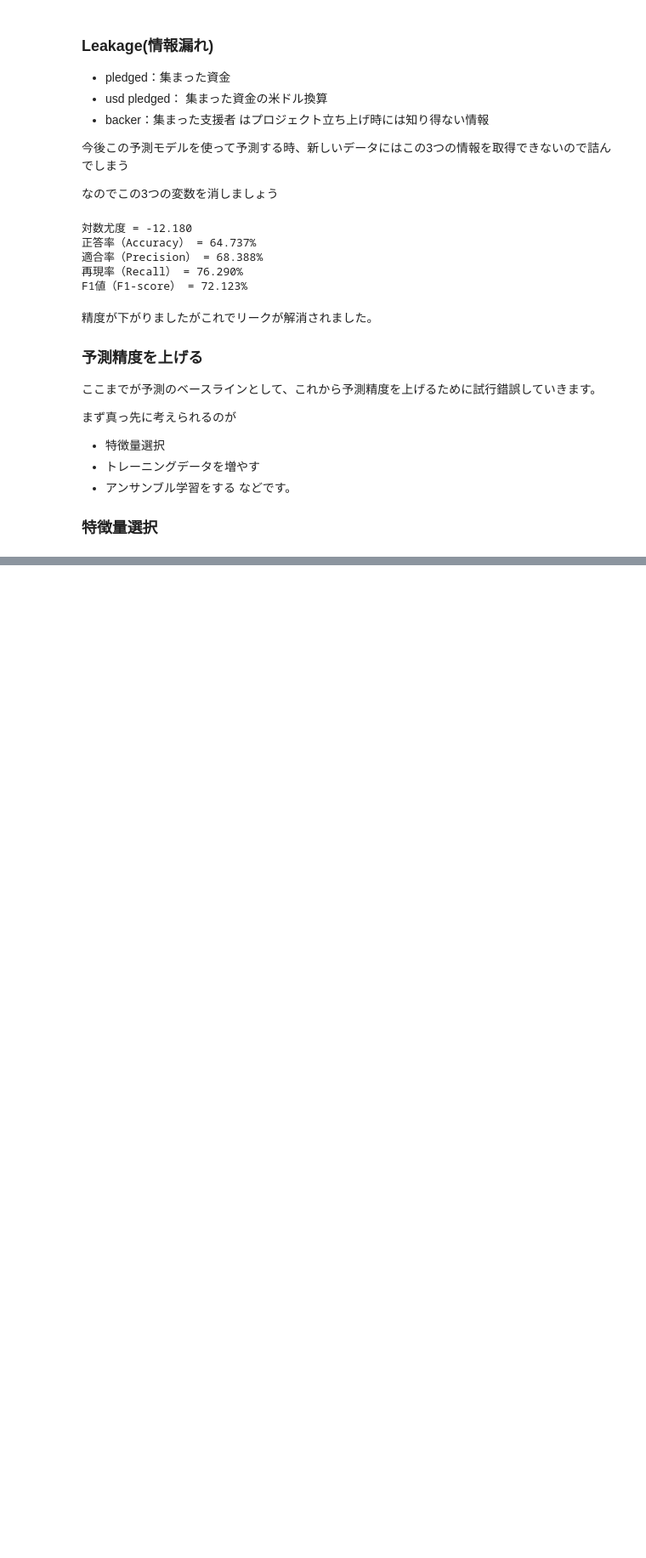
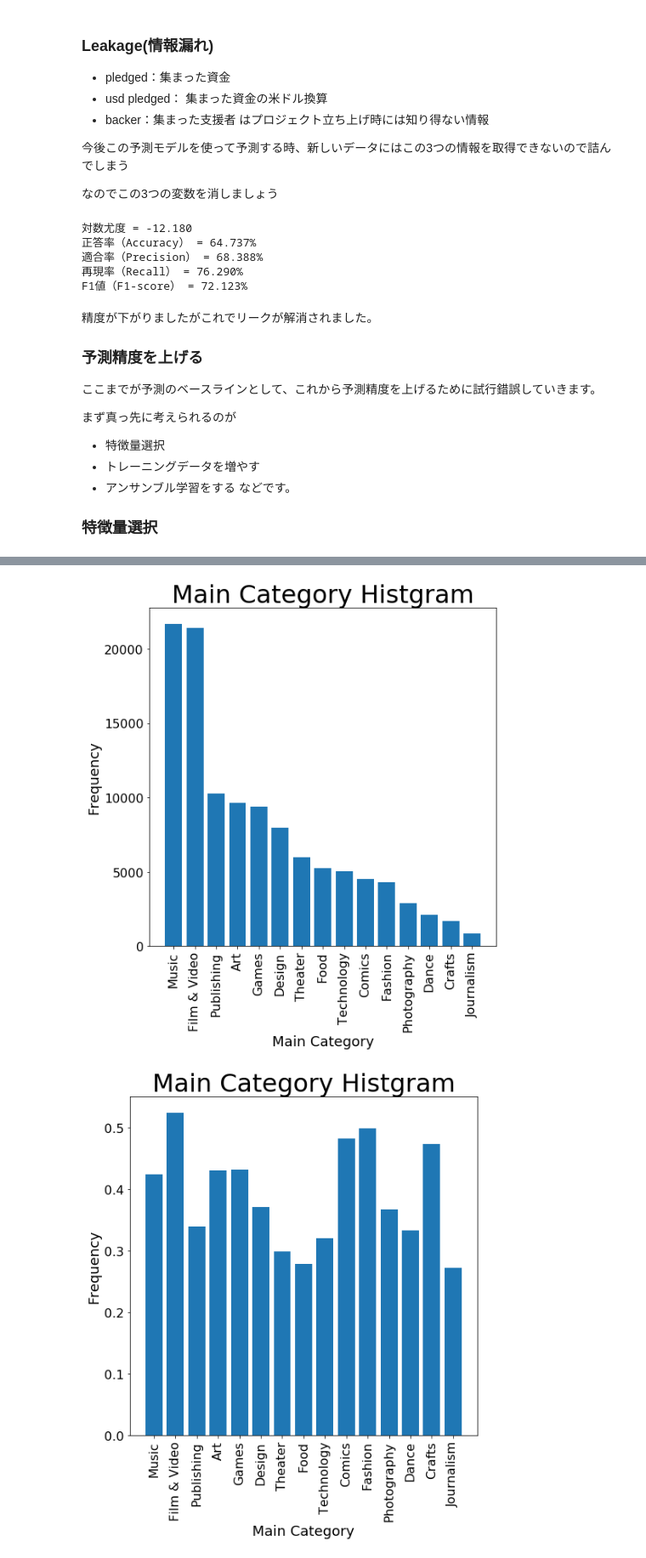
Before and after one commit to e4rll/2021dataSeminar, a Jupyter notebook: 06/06.ipynb, the cells around one changed output, grey strips where cells are left out. Shown: that part at 85% size. Saved outputs shown, nothing was run; the diff lists cells and outputs as text; code cells hidden in the pictures; blank space fills up the shorter version.

```diff
--- a/06/06.ipynb
+++ b/06/06.ipynb
@@ -163,0 +157,33 @@ array(['Publishing', 'Film & Video', 'Music', 'Food', 'Design', 'Crafts',
+# %%
+successful = df.loc[df.state==1]
+# ax = plt.subplot()
+# plt.bar(x=successful.main_category.value_counts().index,
+#        height=successful.main_category.value_counts().values)
+# plt.setp(ax.get_xticklabels(), rotation=60)
+# plt.tight_layout()
+# plt.show()
+
+label=successful.main_category.value_counts().index
+freq=successful.main_category.value_counts().values
+plt.figure(figsize=[8,8])
+plt.bar(label, freq)
+plt.title('Main Category Histgram', size=32)
+plt.xlabel('Main Category',size=18)
+plt.ylabel('Frequency', size=18)
+plt.xticks(rotation=90, size=16)
+plt.yticks(size=16)
+plt.show()
+
+label=successful.main_category.value_counts().index
+freq=successful.main_category.value_counts().values / df.main_category.value_counts().values
+plt.figure(figsize=[8,8])
+plt.bar(label, freq)
+plt.title('Main Category Histgram', size=32)
+plt.xlabel('Main Category',size=18)
+plt.ylabel('Frequency', size=18)
+plt.xticks(rotation=90, size=16)
+plt.yticks(size=16)
+plt.show()
+# %% [output]
+[figure, added]
+[figure, added]
```
Also changed, not shown: parts of 4 cells of this notebook, 2 other files.
